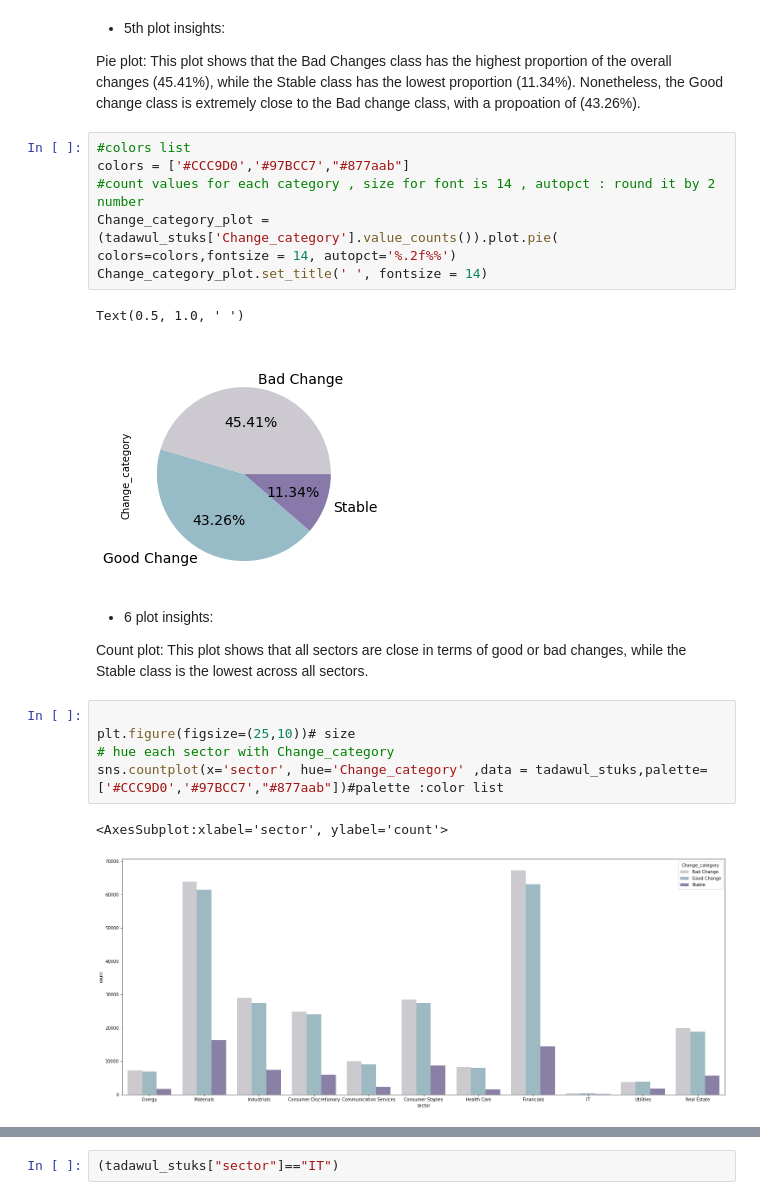
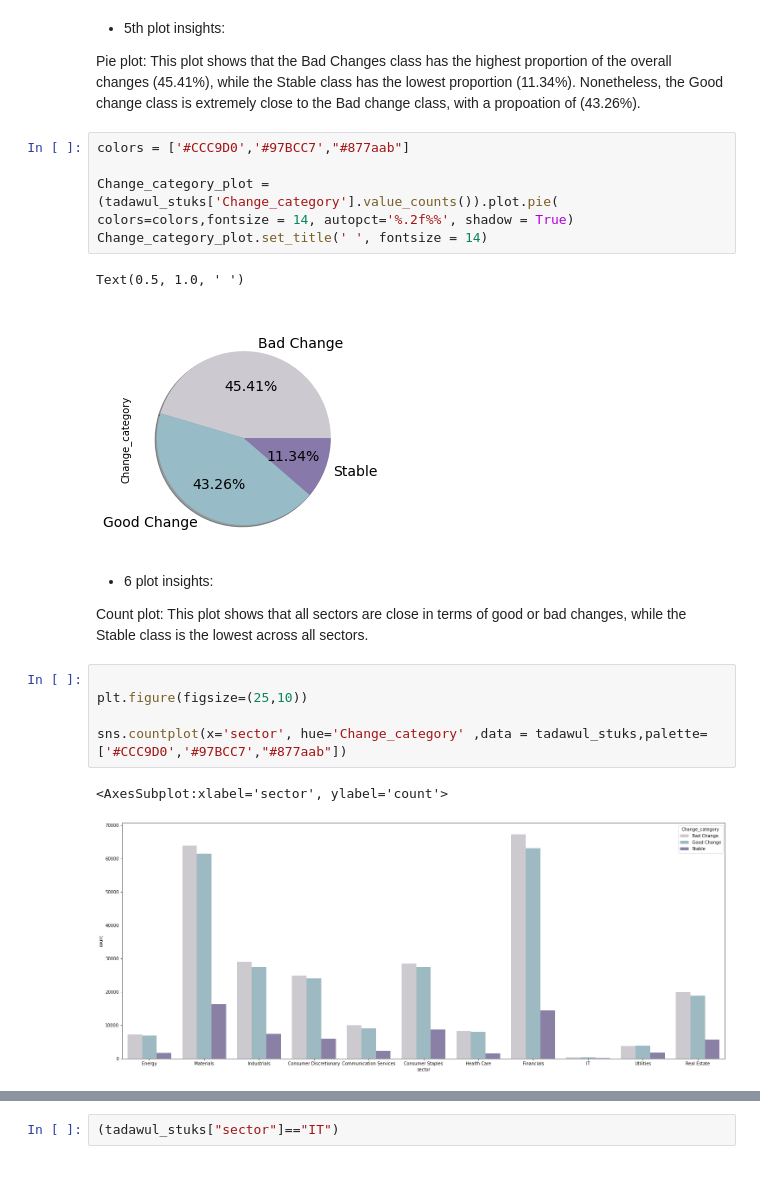
Before and after one commit to RashaAlharthi/Saudi_Stock-_Exchange_Tadawul, a Jupyter notebook: NoteBooks/Capston_project_EDA_DaQuest.ipynb, the cells around one changed output, grey strips where cells are left out. Drawn from its saved outputs; the diff is of its cells as text.

```diff
--- a/NoteBooks/Capston_project_EDA_DaQuest.ipynb
+++ b/NoteBooks/Capston_project_EDA_DaQuest.ipynb
@@ -183,23 +170,22 @@ plt.show()
 
 Pie plot: This plot shows that the Bad Changes class has the highest proportion of the overall changes (45.41%), while the Stable class has the lowest proportion (11.34%). Nonetheless, the Good change class is extremely close to the Bad change class, with a propoation of (43.26%).
 # %%
-#colors list
 colors = ['#CCC9D0','#97BCC7',"#877aab"]
-#count values for each category , size for font is 14 , autopct : round it by 2 number
-Change_category_plot = (tadawul_stuks['Change_category'].value_counts()).plot.pie( colors=colors,fontsize = 14, autopct='%.2f%%')
+
+Change_category_plot = (tadawul_stuks['Change_category'].value_counts()).plot.pie( colors=colors,fontsize = 14, autopct='%.2f%%', shadow = True)
 Change_category_plot.set_title(' ', fontsize = 14)
 # %% [output]
 Text(0.5, 1.0, ' ')
-[figure, old version]
+[figure, new version]
 # %% [markdown]
 - 6 plot insights:
 
 Count plot: This plot shows that all sectors are close in terms of good or bad changes, while the Stable class is the lowest across all sectors.
 # %%
 
-plt.figure(figsize=(25,10))# size
-# hue each sector with Change_category
-sns.countplot(x='sector', hue='Change_category' ,data = tadawul_stuks,palette=['#CCC9D0','#97BCC7',"#877aab"])#palette :color list
+plt.figure(figsize=(25,10))
+
+sns.countplot(x='sector', hue='Change_category' ,data = tadawul_stuks,palette=['#CCC9D0','#97BCC7',"#877aab"])
 # %% [output]
 <AxesSubplot:xlabel='sector', ylabel='count'>
 [figure]
```
Also changed, not shown: parts of 17 cells of this notebook.
